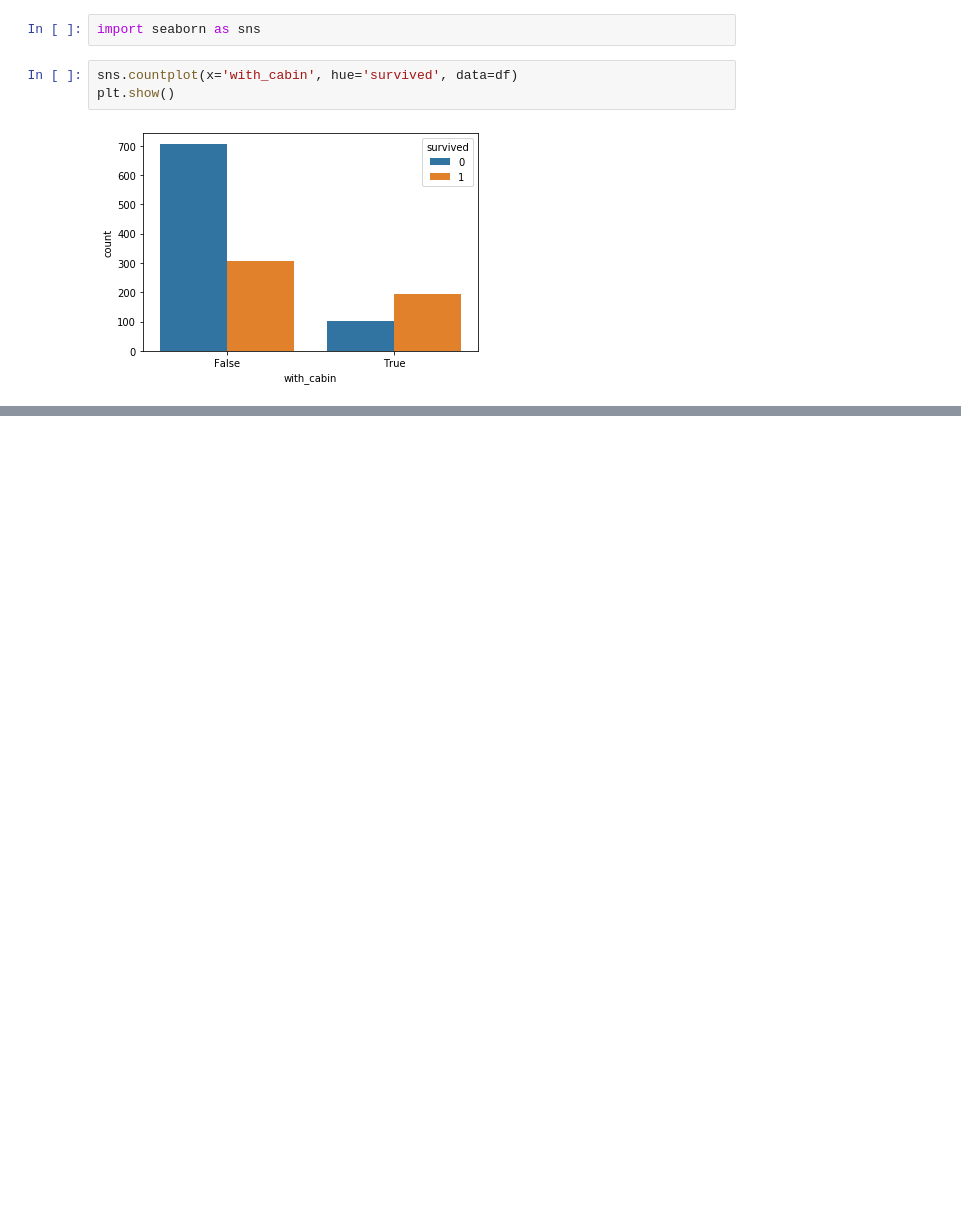
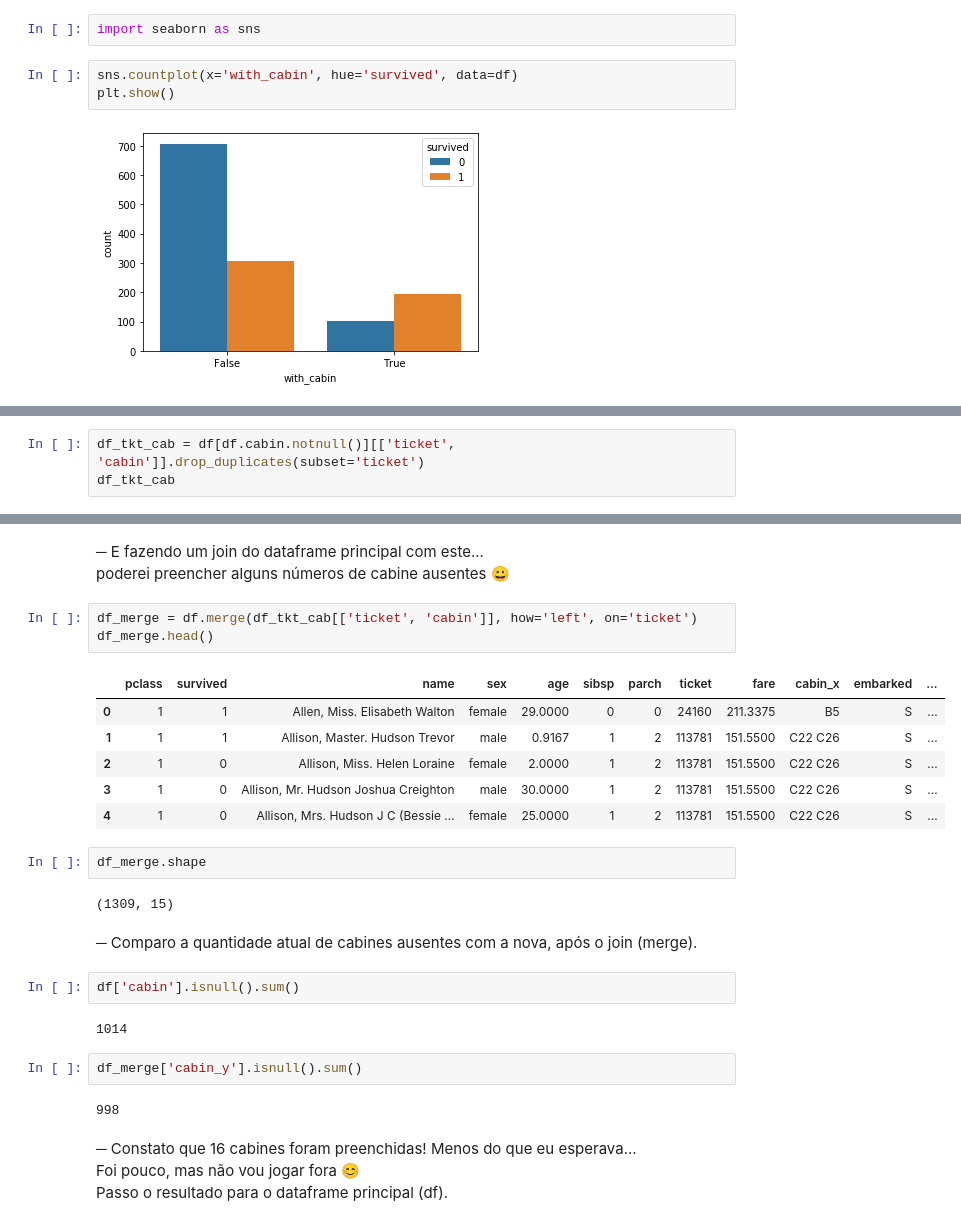
Before and after one commit to washolive/data-science, a Jupyter notebook: tratando_dados_ausentes.ipynb, the cells around one changed output, grey strips where cells are left out. Saved outputs shown, nothing was run; the diff lists cells and outputs as text; blank space fills up the shorter version.

Commit message:
Continued analyse of cabin missing values

```diff
--- a/tratando_dados_ausentes.ipynb
+++ b/tratando_dados_ausentes.ipynb
@@ -409,0 +455,3 @@ plt.show()
+# %%
+df_tkt_cab = df[df.cabin.notnull()][['ticket', 'cabin']].drop_duplicates(subset='ticket')
+df_tkt_cab
@@ -409,0 +472,31 @@ plt.show()
+# %% [markdown]
+─ E fazendo um join do dataframe principal com este...
+poderei preencher alguns números de cabine ausentes 😀
+# %%
+df_merge = df.merge(df_tkt_cab[['ticket', 'cabin']], how='left', on='ticket')
+df_merge.head()
+# %% [output]
+|  | pclass | survived | name | sex | age | sibsp | parch | ticket | fare | cabin_x | embarked | ... |
+| 0 | 1 | 1 | Allen, Miss. Elisabeth Walton | female | 29.0000 | 0 | 0 | 24160 | 211.3375 | B5 | S | ... |
+| 1 | 1 | 1 | Allison, Master. Hudson Trevor | male | 0.9167 | 1 | 2 | 113781 | 151.5500 | C22 C26 | S | ... |
+| 2 | 1 | 0 | Allison, Miss. Helen Loraine | female | 2.0000 | 1 | 2 | 113781 | 151.5500 | C22 C26 | S | ... |
+| 3 | 1 | 0 | Allison, Mr. Hudson Joshua Creighton | male | 30.0000 | 1 | 2 | 113781 | 151.5500 | C22 C26 | S | ... |
+| 4 | 1 | 0 | Allison, Mrs. Hudson J C (Bessie ... | female | 25.0000 | 1 | 2 | 113781 | 151.5500 | C22 C26 | S | ... |
+# %%
+df_merge.shape
+# %% [output]
+(1309, 15)
+# %% [markdown]
+─ Comparo a quantidade atual de cabines ausentes com a nova, após o join (merge).
+# %%
+df['cabin'].isnull().sum()
+# %% [output]
+1014
+# %%
+df_merge['cabin_y'].isnull().sum()
+# %% [output]
+998
+# %% [markdown]
+─ Constato que 16 cabines foram preenchidas! Menos do que eu esperava...
+Foi pouco, mas não vou jogar fora 😊
+Passo o resultado para o dataframe principal (df).
```
Also changed, not shown: parts of 44 cells of this notebook, 3 other files.
